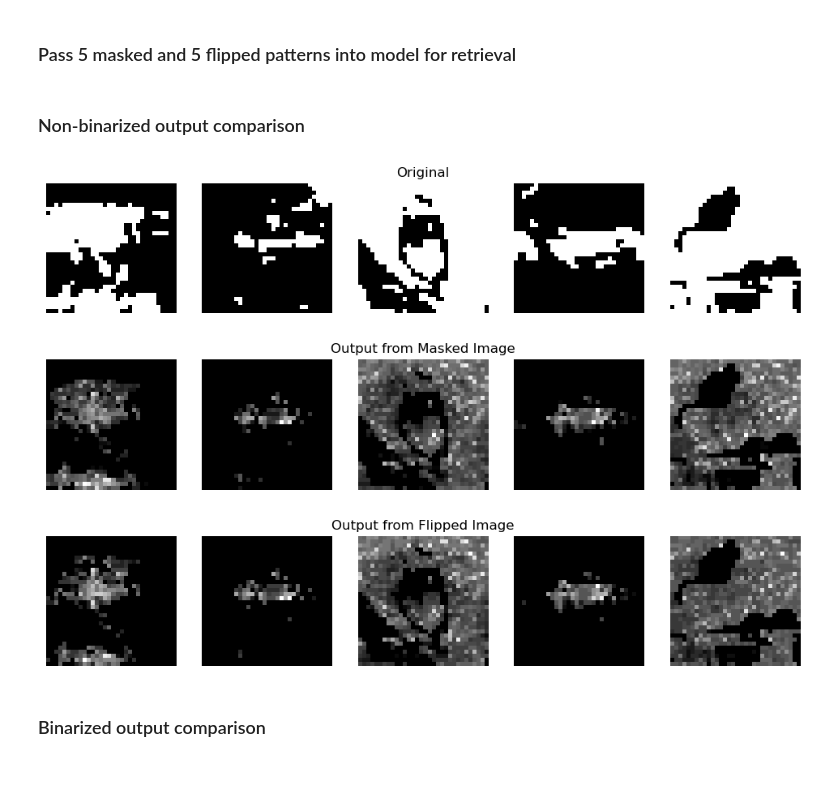
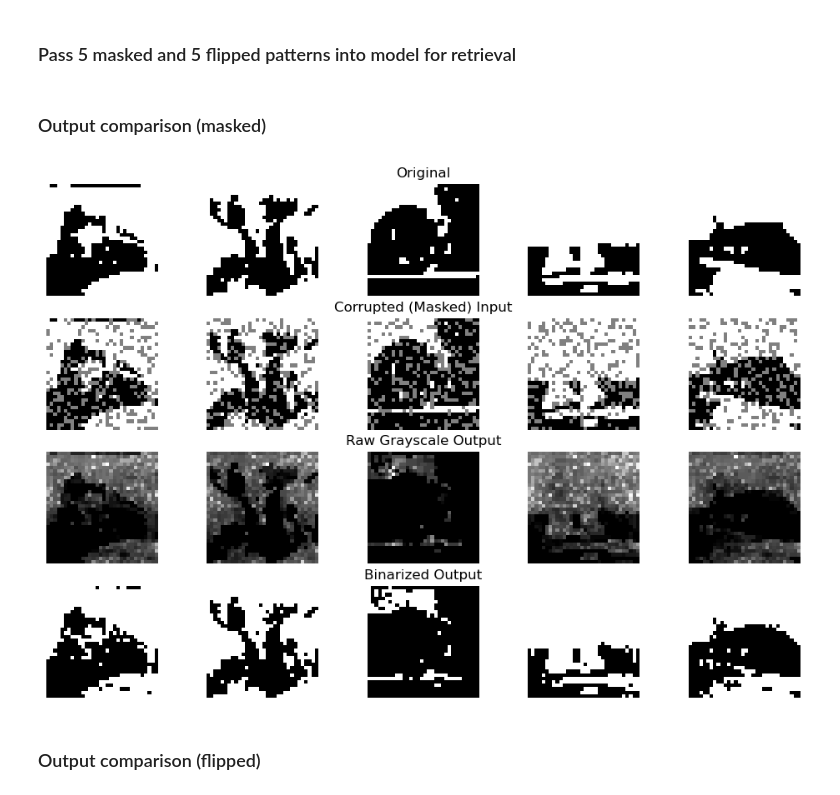
Before and after one commit to chenpy2000/Hopfield, a Jupyter notebook: visualize_spiking.ipynb, the cells around one changed output. Saved outputs shown, nothing was run; the diff lists cells and outputs as text; code cells hidden in the pictures.

```diff
--- a/visualize_spiking.ipynb
+++ b/visualize_spiking.ipynb
@@ -50,27 +50,32 @@ def plot_spiking_data(spikes, rates, pattern_type):
 
     plt.show()
 # %%
-def plot_output_patterns(original, masked, flipped, num_images):
-    fig, axes = plt.subplots(3, num_images, figsize=(12, 8))
+def plot_output_patterns(original, masked, grayscale, binarized, type, num_images=5):
+    fig, axes = plt.subplots(4, num_images, figsize=(12, 8))
 
     for i in range(num_images):
         # Original image
         axes[0, i].imshow(original[i].reshape(32, 32), cmap='gray')
         axes[0, i].axis('off')
 
-        # Masked image output
+        # Masked input
         axes[1, i].imshow(masked[i].reshape(32, 32), cmap='gray')
         axes[1, i].axis('off')
 
-        # Flipped image output
-        axes[2, i].imshow(flipped[i].reshape(32, 32), cmap='gray')
+        # Grayscale output
+        axes[2, i].imshow(grayscale[i].reshape(32, 32), cmap='gray')
         axes[2, i].axis('off')
+
+        # Binarized output
+        axes[3, i].imshow(binarized[i].reshape(32, 32), cmap='gray')
+        axes[3, i].axis('off')
 
     # Add row titles
     middle_col = num_images // 2
     axes[0, middle_col].set_title("Original", loc='center')
-    axes[1, middle_col].set_title("Output from Masked Image", loc='center')
-    axes[2, middle_col].set_title("Output from Flipped Image", loc='center')
+    axes[1, middle_col].set_title(f"Corrupted ({type}) Input", loc='center')
+    axes[2, middle_col].set_title("Raw Grayscale Output", loc='center')
+    axes[3, middle_col].set_title("Binarized Output", loc='center')
 
     plt.show()
 # %% [markdown]
@@ -119,11 +124,11 @@ plot_spiking_data(flipped_firings, flipped_rates, "FLIPPED")
 # %%
 grayscale_masked, binarized_masked = spyking_model.forward(spyking_masked[:5])
 grayscale_flipped, binarized_flipped = spyking_model.forward(spyking_flipped[:5])
-# %% [markdown]
-### Non-binarized output comparison
+# %% [markdown]
+### Output comparison (masked)
 # %%
-plot_output_patterns(spyking_patterns[:5], grayscale_masked, grayscale_flipped, 5)
+plot_output_patterns(spyking_patterns[:5], spyking_masked[:5], grayscale_masked, binarized_masked, "Masked")
 # %% [output]
-[figure, old version]
+[figure, new version]
 # %% [markdown]
-### Binarized output comparison
+### Output comparison (flipped)
```
Also changed, not shown: parts of 11 cells of this notebook, 1 other file.
